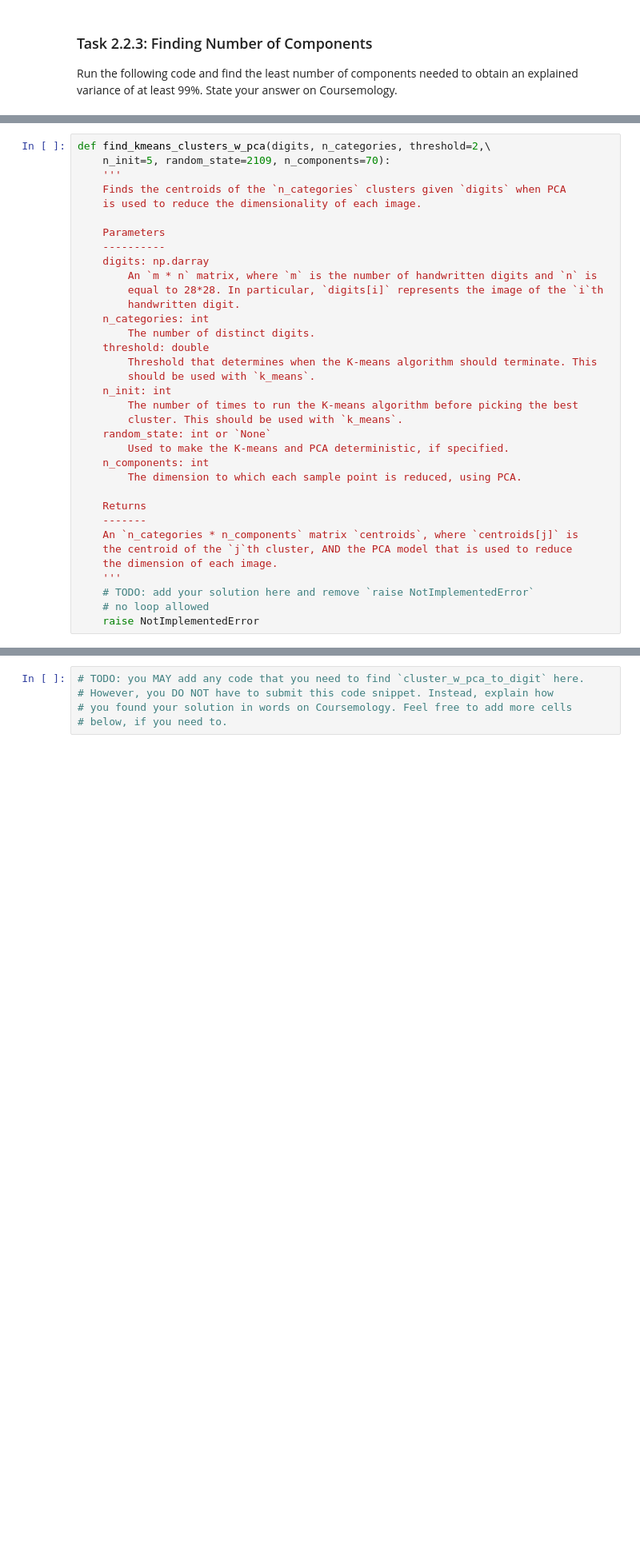
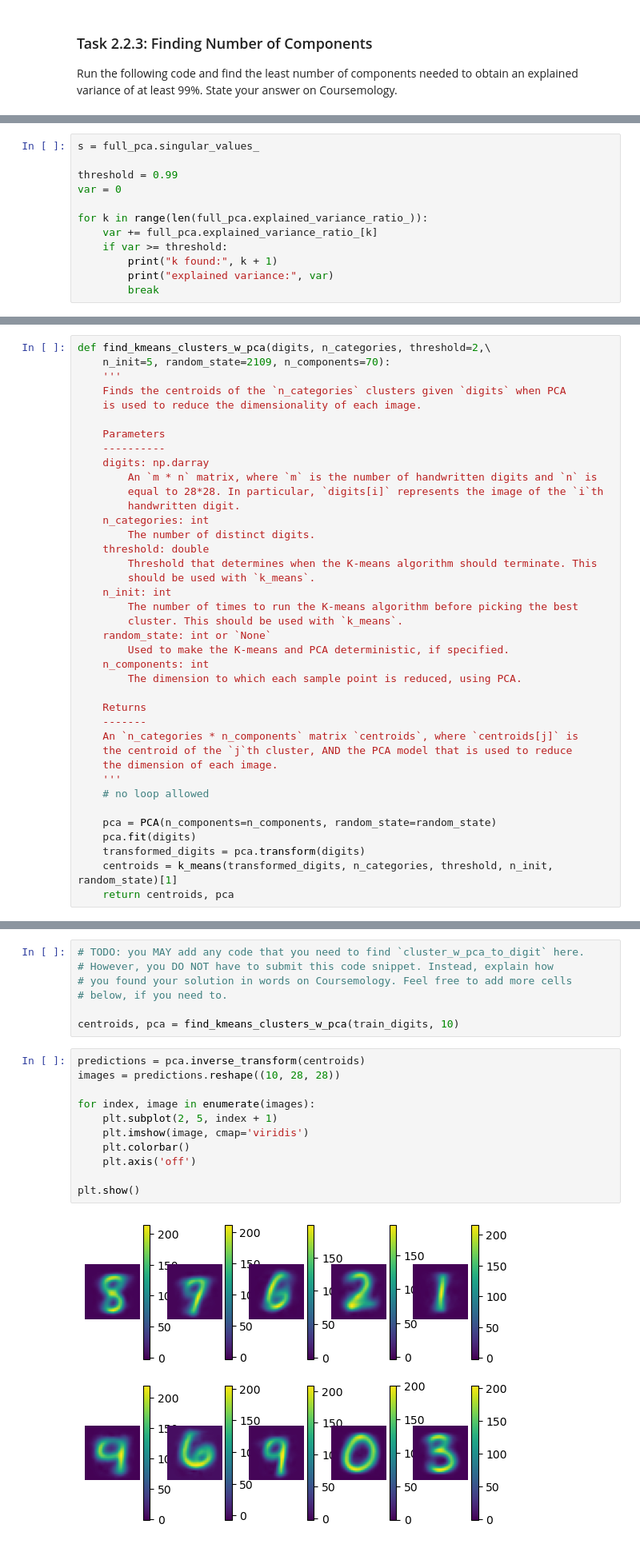
Before and after one commit to Kurtyjlee/CS2109S, a Jupyter notebook: ps8/ps8.ipynb, the cells around one changed output, grey strips where cells are left out. Shown at 80% size. Drawn from its saved outputs; the diff is of its cells as text; blank space fills up the shorter version.

```diff
--- a/ps8/ps8.ipynb
+++ b/ps8/ps8.ipynb
@@ -1156,0 +1204,12 @@ full_pca.fit(train_digits)
+# %%
+s = full_pca.singular_values_
+
+threshold = 0.99
+var = 0
+
+for k in range(len(full_pca.explained_variance_ratio_)):
+    var += full_pca.explained_variance_ratio_[k]
+    if var >= threshold:
+        print("k found:", k + 1)
+        print("explained variance:", var)
+        break
@@ -1198,8 +1260,12 @@ def find_kmeans_clusters_w_pca(digits, n_categories, threshold=2,\
     the centroid of the `j`th cluster, AND the PCA model that is used to reduce
     the dimension of each image.
     '''
-    # TODO: add your solution here and remove `raise NotImplementedError`
     # no loop allowed
-    raise NotImplementedError
+
+    pca = PCA(n_components=n_components, random_state=random_state)
+    pca.fit(digits)
+    transformed_digits = pca.transform(digits)
+    centroids = k_means(transformed_digits, n_categories, threshold, n_init, random_state)[1]
+    return centroids, pca
 # %%
 # RUN THIS BEFORE RUNNING THE TEST CASES
@@ -1248,4 +1314,19 @@ how you found it**.
 # However, you DO NOT have to submit this code snippet. Instead, explain how
 # you found your solution in words on Coursemology. Feel free to add more cells
 # below, if you need to.
+
+centroids, pca = find_kmeans_clusters_w_pca(train_digits, 10)
+# %%
+predictions = pca.inverse_transform(centroids)
+images = predictions.reshape((10, 28, 28))
+
+for index, image in enumerate(images):
+    plt.subplot(2, 5, index + 1)
+    plt.imshow(image, cmap='viridis')
+    plt.colorbar()
+    plt.axis('off')
+
+plt.show()
+# %% [output]
+[figure, added]
 # %%
```
Also changed, not shown: parts of 20 cells of this notebook, 1 other file.
